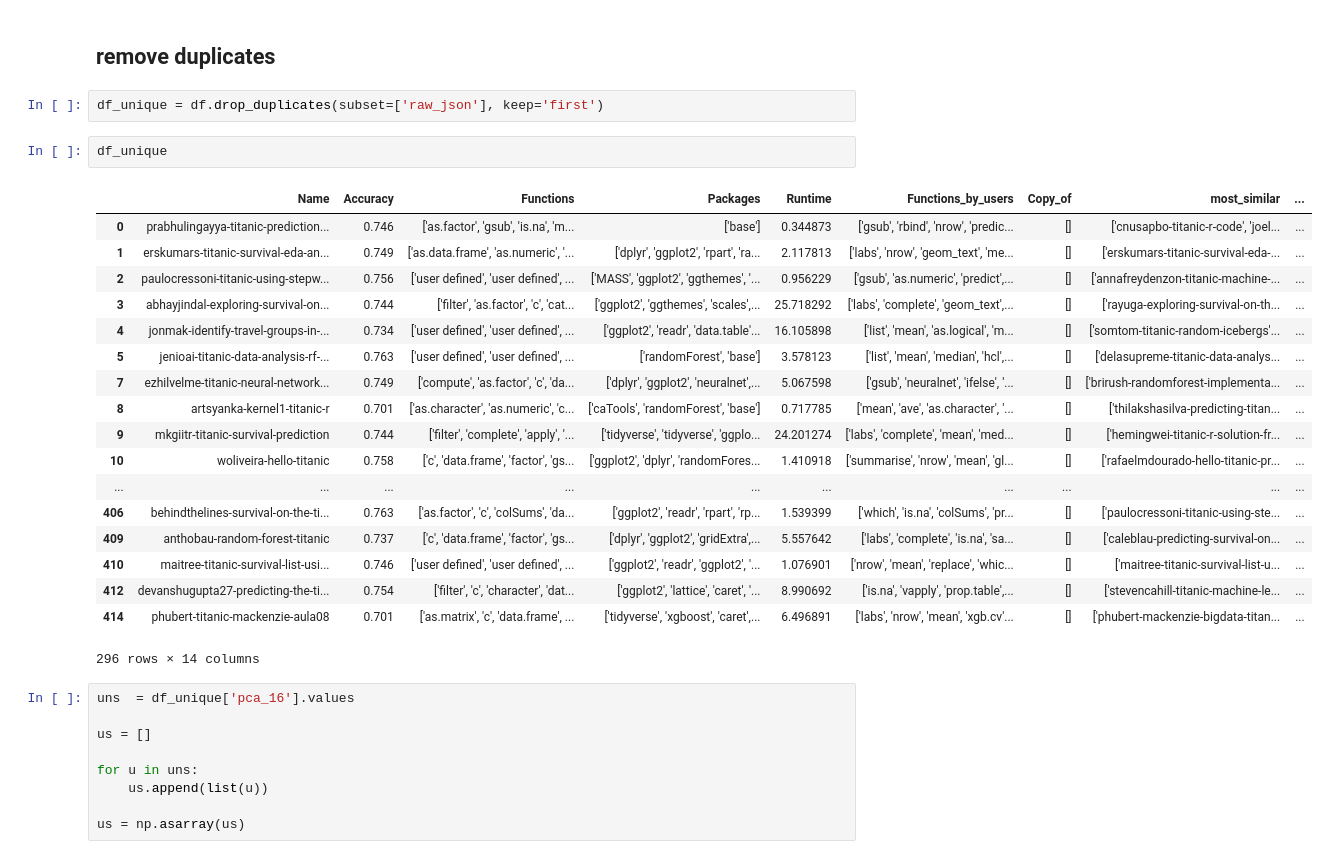
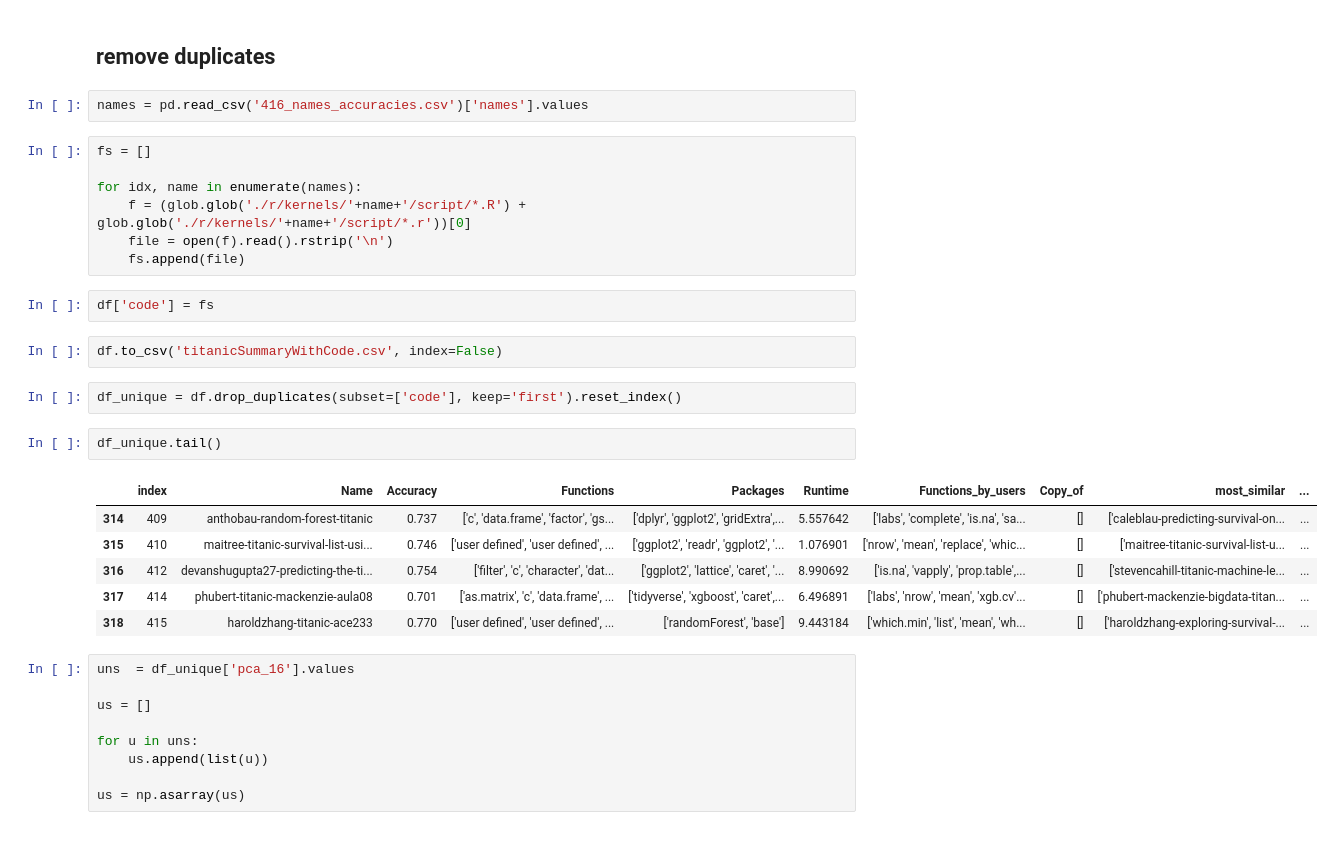
Before and after one commit to PRL-PRG/trustworthy-titanic, a Jupyter notebook: src/process_results.ipynb, the cells around one changed output. Saved outputs shown, nothing was run; the diff lists cells and outputs as text.

```diff
--- a/src/process_results.ipynb
+++ b/src/process_results.ipynb
@@ -213,29 +194,30 @@ sns.violinplot(x='pca_16_k-means_labels', y='Accuracy', data=df)
 [figure]
 # %% [markdown]
 ## remove duplicates
+# %%
+names = pd.read_csv('416_names_accuracies.csv')['names'].values
+# %%
+fs = []
+
+for idx, name in enumerate(names):
+    f = (glob.glob('./r/kernels/'+name+'/script/*.R') + glob.glob('./r/kernels/'+name+'/script/*.r'))[0]
+    file = open(f).read().rstrip('\n')
+    fs.append(file)
+# %%
+df['code'] = fs
+# %%
+df.to_csv('titanicSummaryWithCode.csv', index=False)
 # %%
-df_unique = df.drop_duplicates(subset=['raw_json'], keep='first')
+df_unique = df.drop_duplicates(subset=['code'], keep='first').reset_index()
 # %%
-df_unique
+df_unique.tail()
 # %% [output]
-|  | Name | Accuracy | Functions | Packages | Runtime | Functions_by_users | Copy_of | most_similar | ... |
-| 0 | prabhulingayya-titanic-prediction... | 0.746 | ['as.factor', 'gsub', 'is.na', 'm... | ['base'] | 0.344873 | ['gsub', 'rbind', 'nrow', 'predic... | [] | ['cnusapbo-titanic-r-code', 'joel... | ... |
-| 1 | erskumars-titanic-survival-eda-an... | 0.749 | ['as.data.frame', 'as.numeric', '... | ['dplyr', 'ggplot2', 'rpart', 'ra... | 2.117813 | ['labs', 'nrow', 'geom_text', 'me... | [] | ['erskumars-titanic-survival-eda-... | ... |
-| 2 | paulocressoni-titanic-using-stepw... | 0.756 | ['user defined', 'user defined', ... | ['MASS', 'ggplot2', 'ggthemes', '... | 0.956229 | ['gsub', 'as.numeric', 'predict',... | [] | ['annafreydenzon-titanic-machine-... | ... |
-| 3 | abhayjindal-exploring-survival-on... | 0.744 | ['filter', 'as.factor', 'c', 'cat... | ['ggplot2', 'ggthemes', 'scales',... | 25.718292 | ['labs', 'complete', 'geom_text',... | [] | ['rayuga-exploring-survival-on-th... | ... |
-| 4 | jonmak-identify-travel-groups-in-... | 0.734 | ['user defined', 'user defined', ... | ['ggplot2', 'readr', 'data.table'... | 16.105898 | ['list', 'mean', 'as.logical', 'm... | [] | ['somtom-titanic-random-icebergs'... | ... |
-| 5 | jenioai-titanic-data-analysis-rf-... | 0.763 | ['user defined', 'user defined', ... | ['randomForest', 'base'] | 3.578123 | ['list', 'mean', 'median', 'hcl',... | [] | ['delasupreme-titanic-data-analys... | ... |
-| 7 | ezhilvelme-titanic-neural-network... | 0.749 | ['compute', 'as.factor', 'c', 'da... | ['dplyr', 'ggplot2', 'neuralnet',... | 5.067598 | ['gsub', 'neuralnet', 'ifelse', '... | [] | ['brirush-randomforest-implementa... | ... |
-| 8 | artsyanka-kernel1-titanic-r | 0.701 | ['as.character', 'as.numeric', 'c... | ['caTools', 'randomForest', 'base'] | 0.717785 | ['mean', 'ave', 'as.character', '... | [] | ['thilakshasilva-predicting-titan... | ... |
-| 9 | mkgiitr-titanic-survival-prediction | 0.744 | ['filter', 'complete', 'apply', '... | ['tidyverse', 'tidyverse', 'ggplo... | 24.201274 | ['labs', 'complete', 'mean', 'med... | [] | ['hemingwei-titanic-r-solution-fr... | ... |
-| 10 | woliveira-hello-titanic | 0.758 | ['c', 'data.frame', 'factor', 'gs... | ['ggplot2', 'dplyr', 'randomFores... | 1.410918 | ['summarise', 'nrow', 'mean', 'gl... | [] | ['rafaelmdourado-hello-titanic-pr... | ... |
-| ... | ... | ... | ... | ... | ... | ... | ... | ... | ... |
-| 406 | behindthelines-survival-on-the-ti... | 0.763 | ['as.factor', 'c', 'colSums', 'da... | ['ggplot2', 'readr', 'rpart', 'rp... | 1.539399 | ['which', 'is.na', 'colSums', 'pr... | [] | ['paulocressoni-titanic-using-ste... | ... |
-| 409 | anthobau-random-forest-titanic | 0.737 | ['c', 'data.frame', 'factor', 'gs... | ['dplyr', 'ggplot2', 'gridExtra',... | 5.557642 | ['labs', 'complete', 'is.na', 'sa... | [] | ['caleblau-predicting-survival-on... | ... |
-| 410 | maitree-titanic-survival-list-usi... | 0.746 | ['user defined', 'user defined', ... | ['ggplot2', 'readr', 'ggplot2', '... | 1.076901 | ['nrow', 'mean', 'replace', 'whic... | [] | ['maitree-titanic-survival-list-u... | ... |
-| 412 | devanshugupta27-predicting-the-ti... | 0.754 | ['filter', 'c', 'character', 'dat... | ['ggplot2', 'lattice', 'caret', '... | 8.990692 | ['is.na', 'vapply', 'prop.table',... | [] | ['stevencahill-titanic-machine-le... | ... |
-| 414 | phubert-titanic-mackenzie-aula08 | 0.701 | ['as.matrix', 'c', 'data.frame', ... | ['tidyverse', 'xgboost', 'caret',... | 6.496891 | ['labs', 'nrow', 'mean', 'xgb.cv'... | [] | ['phubert-mackenzie-bigdata-titan... | ... |
+|  | index | Name | Accuracy | Functions | Packages | Runtime | Functions_by_users | Copy_of | most_similar | ... |
+| 314 | 409 | anthobau-random-forest-titanic | 0.737 | ['c', 'data.frame', 'factor', 'gs... | ['dplyr', 'ggplot2', 'gridExtra',... | 5.557642 | ['labs', 'complete', 'is.na', 'sa... | [] | ['caleblau-predicting-survival-on... | ... |
+| 315 | 410 | maitree-titanic-survival-list-usi... | 0.746 | ['user defined', 'user defined', ... | ['ggplot2', 'readr', 'ggplot2', '... | 1.076901 | ['nrow', 'mean', 'replace', 'whic... | [] | ['maitree-titanic-survival-list-u... | ... |
+| 316 | 412 | devanshugupta27-predicting-the-ti... | 0.754 | ['filter', 'c', 'character', 'dat... | ['ggplot2', 'lattice', 'caret', '... | 8.990692 | ['is.na', 'vapply', 'prop.table',... | [] | ['stevencahill-titanic-machine-le... | ... |
+| 317 | 414 | phubert-titanic-mackenzie-aula08 | 0.701 | ['as.matrix', 'c', 'data.frame', ... | ['tidyverse', 'xgboost', 'caret',... | 6.496891 | ['labs', 'nrow', 'mean', 'xgb.cv'... | [] | ['phubert-mackenzie-bigdata-titan... | ... |
+| 318 | 415 | haroldzhang-titanic-ace233 | 0.770 | ['user defined', 'user defined', ... | ['randomForest', 'base'] | 9.443184 | ['which.min', 'list', 'mean', 'wh... | [] | ['haroldzhang-exploring-survival-... | ... |
-296 rows × 14 columns
 # %%
 uns  = df_unique['pca_16'].values
 
```
Also changed, not shown: parts of 13 cells of this notebook, 4 other files.
